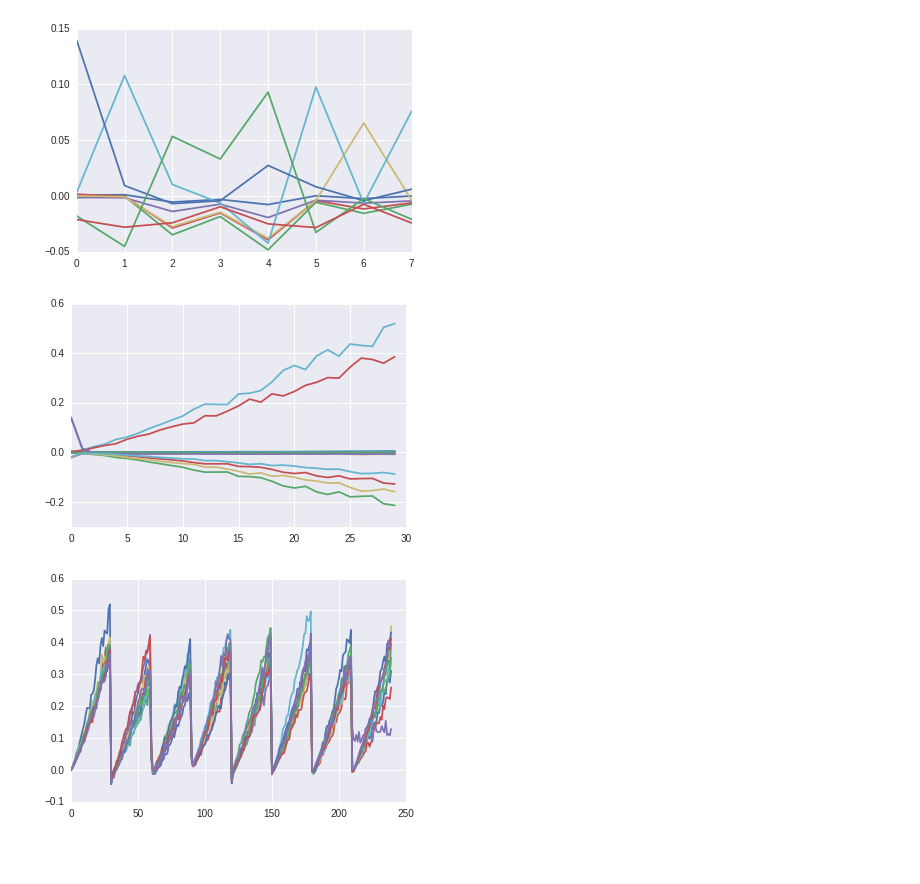
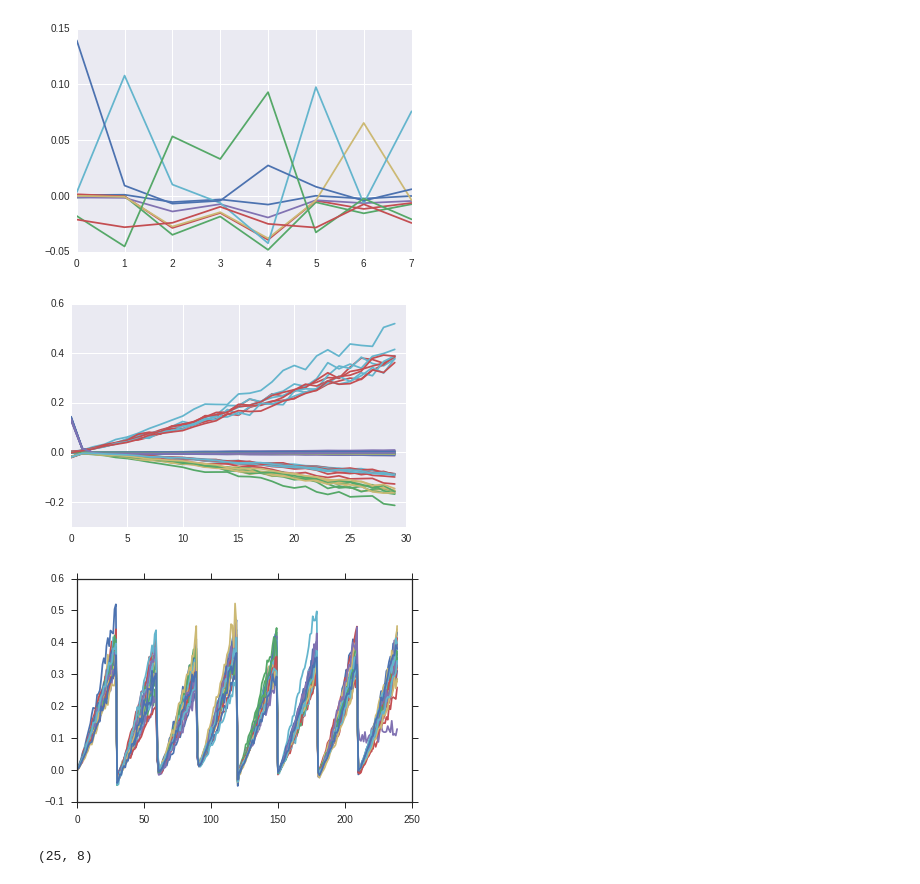
Before and after one commit to Seanny123/counting_to_addition, a Jupyter notebook: paper pred fig.ipynb, the cells around one changed output. Cells and saved outputs as stored; diff of their text form; code cells hidden in the pictures; blank space fills up the shorter version.

```diff
--- a/paper pred fig.ipynb
+++ b/paper pred fig.ipynb
@@ -30,7 +27,7 @@ column_labels = ["THREE+THREE", "THREE+FIVE", "FIVE+THREE", "FOUR+FOUR",
 # %%
 #np.load("data/paperslow_count_data.npz")
-af = np.load("data/multpred_learning_data.npz")
-vo_load = np.load("data/multpred_learning_vocab.npz")
+af = np.load("data/multpred2_learning_data.npz")
+vo_load = np.load("data/multpred2_learning_vocab.npz")
 print(af.keys())
 print(vo_load.keys())
 # %% [output]
@@ -70,25 +69,28 @@ for r_i in range(run_num):
     resimi = simi.reshape((trial_num, step, dims))
     plt.plot(resimi[0])
 # %% [output]
-[figure, old version]
+[figure, new version]
 # %%
-run_num = 10
+run_num = 25
 trial_num = 8
 dims = 9
 step = 30
 max_res = np.zeros((run_num, trial_num))
 
 for r_i in range(run_num):
     simi = spa.similarity(recall[r_i][s_win:], vo).reshape((trial_num, step, dims))
     max_dim = np.argmax(np.sum(simi, axis=1), axis=1)
 
     sing_dim = np.zeros((trial_num, step))
     for t_i in range(trial_num):
         sing_dim[t_i] = simi[t_i, :, max_dim[t_i]]
 
     plt.plot(sing_dim.flatten())
     max_res[r_i] = np.max(sing_dim, axis=1)
 # %% [output]
-[figure, old version]
+[figure, new version]
 # %%
+print(max_res.shape)
 learn_res = pd.DataFrame(max_res, columns=column_labels)
+# %% [output]
+(25, 8)
```
Also changed, not shown: parts of 13 cells of this notebook, 3 other files.
